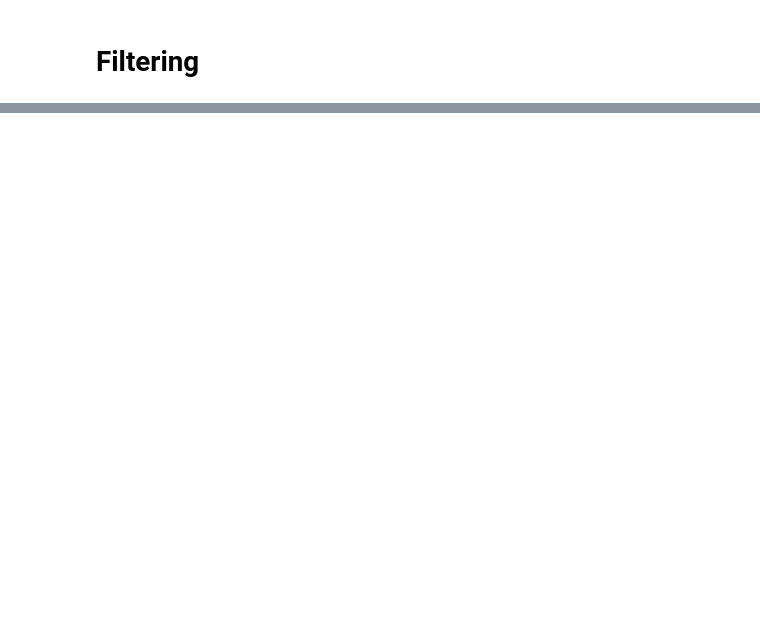
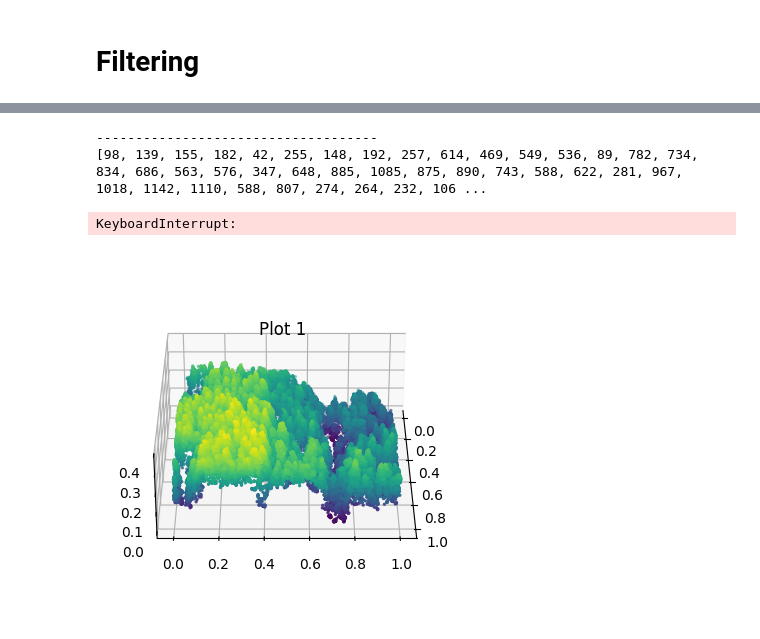
Before and after one commit to andreunilux/LIDAR-Based-Tree-Detection, a Jupyter notebook: Project3.ipynb, the cells around one changed output, grey strips where cells are left out. Saved outputs shown, nothing was run; the diff lists cells and outputs as text; code cells hidden in the pictures; blank space fills up the shorter version.

```diff
--- a/Project3.ipynb
+++ b/Project3.ipynb
@@ -133,0 +88,47 @@ print(neighbourlist(lidardf,2,1))
+# %%
+def load_and_filter(a,r,min_neigh):
+    df = load_lidar()
+
+    #Filter out lower a quantile, where the quantiles are computed plot per plot
+    #Otherwise, if the ground level is not the same for each plot we remove
+    #inequally between the different plots
+
+    for i in df["plot"].unique():
+        Q = df.loc[df["plot"] == i].quantile(a)                 #compute quantile of plot
+        zQ = Q["z"]                                             #keep only height quantile
+        df = df.loc[-((df["z"] < zQ) & (df["plot"] == i))]      #remove low points from selected plot
+
+    #--------------
+    iter = 0
+    for i in df["plot"].unique():
+        print("------------------------------------")
+        df_i = df.loc[df["plot"] == i].copy()                   #extract selected plot
+        KDT = scipy.spatial.KDTree(np.asarray(df_i))            #compute KDTree for later
+        arr = df_i.drop(columns=['plot']).to_numpy()            #create array of (x,y,z) for iteration
+        vals = []                                               #to store number of neighbours
+        for point in arr:
+            vals += [KDT.query_ball_point(np.append(point,1),r,workers = -1,return_length = True)]
+        print(vals)
+        del KDT
+        #df_i["num_neigh"] = vals
+        #if iter == 0:
+        #    res = df_i
+        #    df_i.head()
+        #    iter += 1
+        #else:
+        #    res = pd.concat([res,df_i],ignore_index= True)
+    #df = res
+
+    #df = df.loc[df["num_neigh"] >= min_neigh].drop(columns =["num_neigh"])
+    return(df)
+
+lidardf = load_and_filter(0.2,0.05,100)
+# %% [output]
+------------------------------------
+[98, 139, 155, 182, 42, 255, 148, 192, 257, 614, 469, 549, 536, 89, 782, 734, 834, 686, 563, 576, 347, 648, 885, 1085, 875, 890, 743, 588, 622, 281, 967, 1018, 1142, 1110, 588, 807, 274, 264, 232, 106 ...
+KeyboardInterrupt:
+# %%
+plot_3d_cloud(lidardf,1)
+#lidardf.tail()
+# %% [output]
+[figure, added]
```
Also changed, not shown: parts of 4 cells of this notebook.
